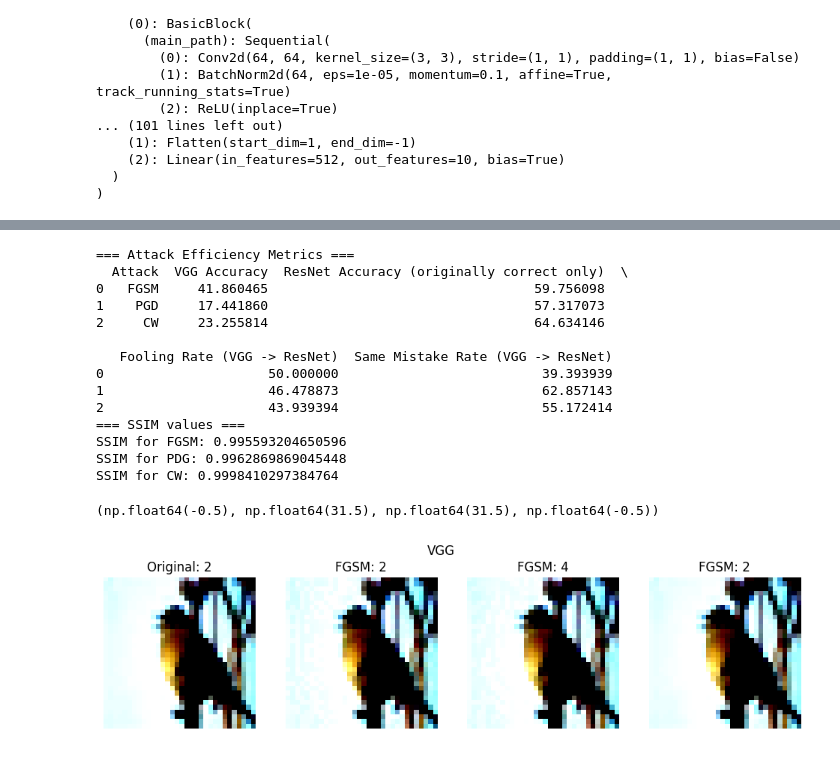
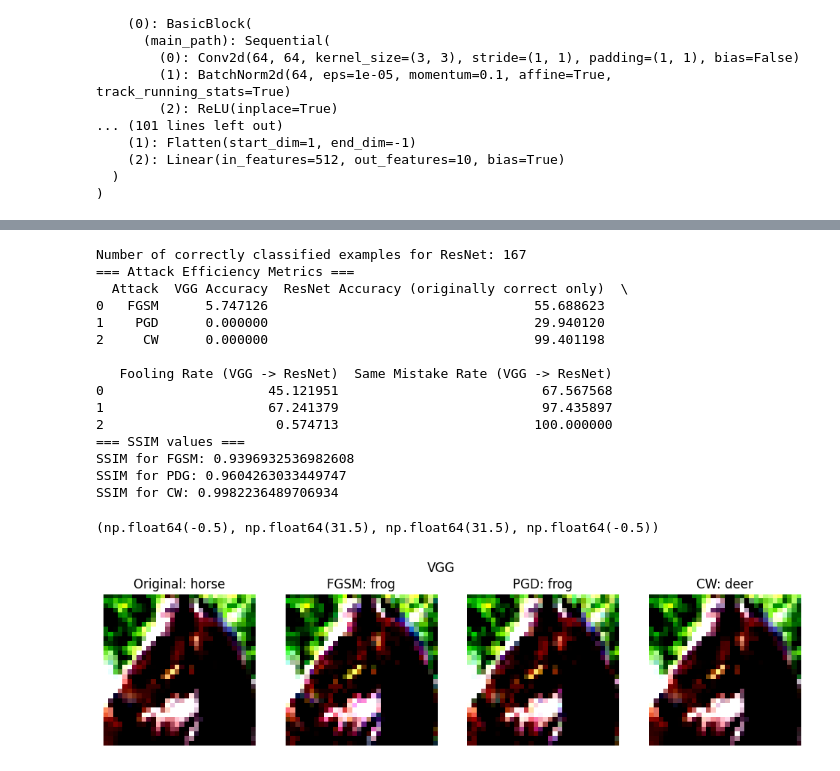
Before and after one commit to Gosiuniunia/uczenie-glebokie, a Jupyter notebook: attacks.ipynb, the cells around one changed output, grey strips where cells are left out. Cells and saved outputs as stored; diff of their text form; code cells hidden in the pictures.

```diff
--- a/attacks.ipynb
+++ b/attacks.ipynb
@@ -291,9 +311,14 @@ from torchattacks import PGD, FGSM, CW
 
 # Default parameters values
 atk_fgsm = FGSM(model_vgg, eps=8/255)
+atk_fgsm.set_normalization_used(mean, std)
+print(atk_fgsm)
+
 atk_pgd = PGD(model_vgg, eps=8/255, alpha=2/225, steps=10, random_start=True)
+atk_pgd.set_normalization_used(mean, std)
+print(atk_pgd)
+
 atk_cw = CW(model_vgg, c=0.1, steps=1000, lr=0.01)
-print(atk_fgsm)
-print(atk_pgd)
+atk_cw.set_normalization_used(mean, std)
 print(atk_cw)
 # %% [output]
@@ -309,7 +334,7 @@ def predict(model, images):
         _, pred = model(images).max(1)
     return pred
 
-n_examples = 100
+n_examples = 200
 seed = 42
 
 random.seed(seed)
@@ -407,6 +448,7 @@ def ssim(images, adv_images):  # Structural Similarity Index Metric (SSIM) measu
 import pandas as pd
 
 correct_mask_resnet = resnet_pred.eq(labels)
+print(f"Number of correctly classified examples for ResNet: {correct_mask_resnet.sum()}")
 attack_metrics = {
     "Attack": ["FGSM", "PGD", "CW"],
     "VGG Accuracy": [
@@ -440,41 +482,43 @@ print("SSIM for FGSM:", ssim(images, adv_images_fgsm))
 print("SSIM for PDG:", ssim(images, adv_images_pgd))
 print("SSIM for CW:", ssim(images, adv_images_cw))
 # %% [output]
+Number of correctly classified examples for ResNet: 167
 === Attack Efficiency Metrics ===
   Attack  VGG Accuracy  ResNet Accuracy (originally correct only)  \
-0   FGSM     41.860465                                  59.756098
-1    PGD     17.441860                                  57.317073
-2     CW     23.255814                                  64.634146
+0   FGSM      5.747126                                  55.688623
+1    PGD      0.000000                                  29.940120
+2     CW      0.000000                                  99.401198
 
    Fooling Rate (VGG -> ResNet)  Same Mistake Rate (VGG -> ResNet)
-0                     50.000000                          39.393939
-1                     46.478873                          62.857143
-2                     43.939394                          55.172414
+0                     45.121951                          67.567568
+1                     67.241379                          97.435897
+2                      0.574713                         100.000000
 === SSIM values ===
-SSIM for FGSM: 0.995593204650596
-SSIM for PDG: 0.9962869869045448
-SSIM for CW: 0.9998410297384764
+SSIM for FGSM: 0.9396932536982608
+SSIM for PDG: 0.9604263033449747
+SSIM for CW: 0.9982236489706934
 # %%
 # Wisualization of one sample for VGG prediction
-index = 1 # Index number must be lower than correctly classified examples
+index = 3 # Index number must be lower than correctly classified examples
+class_names = testset.classes
 
 fig, axs = plt.subplots(1, 4, figsize=(12, 3))
 fig.suptitle("VGG")
 axs[0].imshow((images[index].permute(1, 2, 0).cpu().detach().numpy()* 255).clip(0, 255).astype(np.uint8))
-axs[0].set_title(f"Original: {labels[index]}")
+axs[0].set_title(f"Original: {class_names[labels[index]]}")
 axs[0].axis('off')
 
 axs[1].imshow((adv_images_fgsm[index].permute(1, 2, 0).cpu().detach().numpy()* 255).clip(0, 255).astype(np.uint8))
-axs[1].set_title(f"FGSM: {vgg_pred_fgsm[index]}")
+axs[1].set_title(f"FGSM: {class_names[vgg_pred_fgsm[index]]}")
 axs[1].axis('off')
 
 axs[2].imshow((adv_images_pgd[index].permute(1, 2, 0).cpu().detach().numpy()* 255).clip(0, 255).astype(np.uint8))
-axs[2].set_title(f"FGSM: {vgg_pred_pgd[index]}")
+axs[2].set_title(f"PGD: {class_names[vgg_pred_pgd[index]]}")
 axs[2].axis('off')
 
 axs[3].imshow((adv_images_cw[index].permute(1, 2, 0).cpu().detach().numpy()* 255).clip(0, 255).astype(np.uint8))
-axs[3].set_title(f"FGSM: {vgg_pred_cw[index]}")
+axs[3].set_title(f"CW: {class_names[vgg_pred_cw[index]]}")
 axs[3].axis('off')
 # %% [output]
 (np.float64(-0.5), np.float64(31.5), np.float64(31.5), np.float64(-0.5))
-[figure, old version]
+[figure, new version]
```
Also changed, not shown: parts of 7 cells of this notebook.
